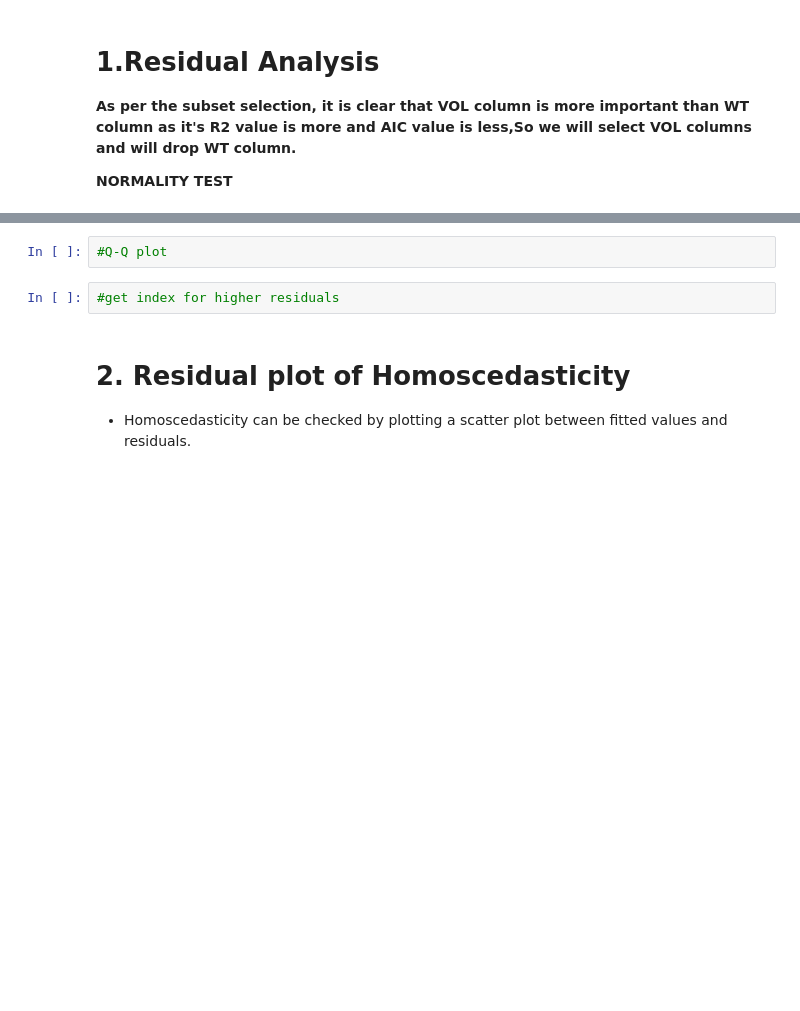
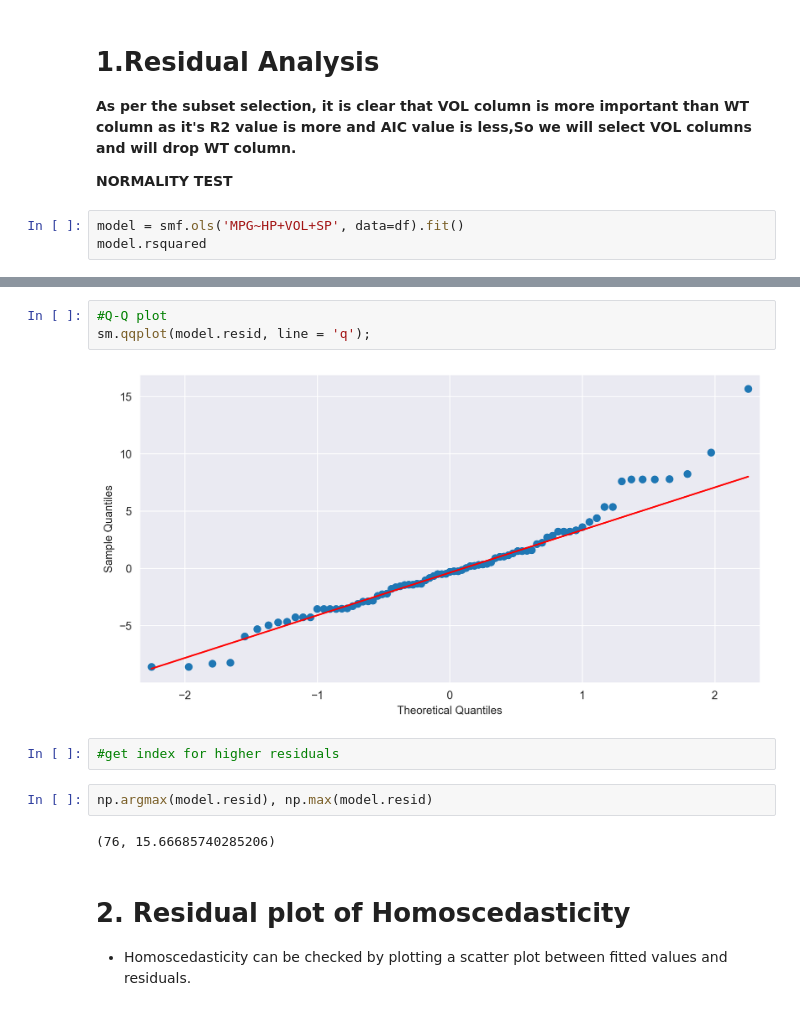
Before and after one commit to aishwaryamate/14July-Batch, a Jupyter notebook: Machine Learning/EDA-1/Multiple Linear Regression.ipynb, the cells around one changed output, grey strips where cells are left out. Cells and saved outputs as stored; diff of their text form; blank space fills up the shorter version.

```diff
--- a/Machine Learning/EDA-1/Multiple Linear Regression.ipynb
+++ b/Machine Learning/EDA-1/Multiple Linear Regression.ipynb
@@ -194,3 +221,6 @@ vol.rsquared, vol.aic
 **As per the subset selection, it is clear that VOL column is more important than WT column as it's R2 value is more and AIC value is less,So we will select VOL columns and will drop WT column.**
 
 **NORMALITY TEST**
+# %%
+model = smf.ols('MPG~HP+VOL+SP', data=df).fit()
+model.rsquared
@@ -199,7 +256,14 @@ vol.rsquared, vol.aic
 # %%
 #Q-Q plot
+sm.qqplot(model.resid, line = 'q');
+# %% [output]
+[figure, added]
 # %%
 #get index for higher residuals
+# %%
+np.argmax(model.resid), np.max(model.resid)
+# %% [output]
+(76, 15.66685740285206)
 # %% [markdown]
 # 2. Residual plot of Homoscedasticity
 
```
Also changed, not shown: parts of 44 cells of this notebook.
